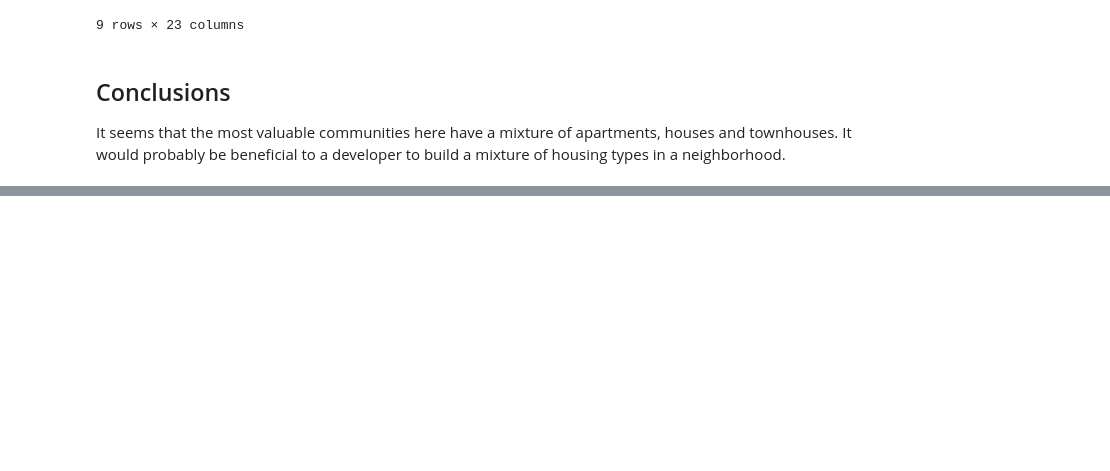
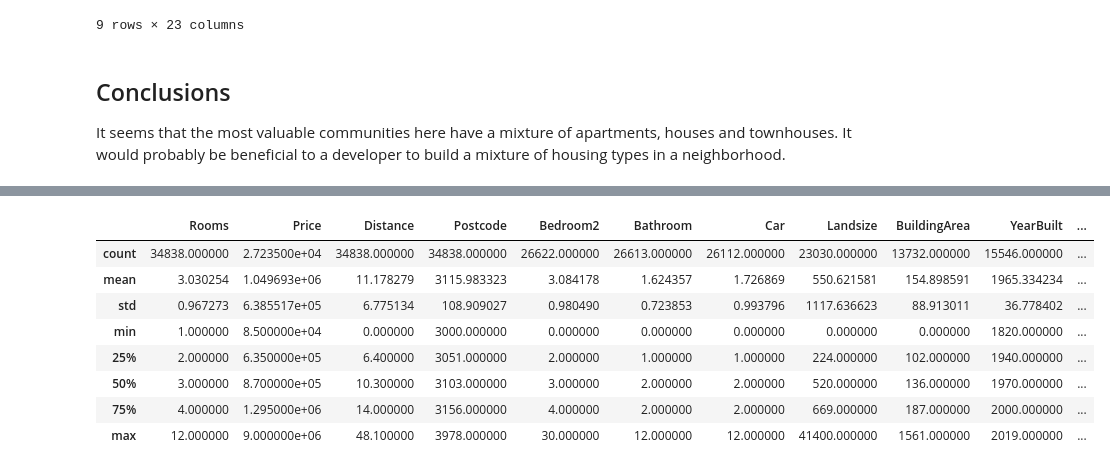
Before and after one commit to drewlehe/Melbourne-Housing, a Jupyter notebook: Melbourne PCA and Clustering.ipynb, the cells around one changed output, grey strips where cells are left out. Saved outputs shown, nothing was run; the diff lists cells and outputs as text; code cells hidden in the pictures; blank space fills up the shorter version.

```diff
--- a/Melbourne PCA and Clustering.ipynb
+++ b/Melbourne PCA and Clustering.ipynb
@@ -172,10 +174,10 @@ pca_results.cumsum()
 | Dimension 3 | 0.8835 | 1.4325 | 0.2379 | 0.4680 | 0.8111 | -0.1206 |
 | Dimension 4 | 0.9623 | 1.7472 | 0.7675 | 0.5272 | 0.0420 | -0.2803 |
 # %%
-df = pd.DataFrame({'var':pca.explained_variance_ratio_,
+dfvar = pd.DataFrame({'var':pca.explained_variance_ratio_,
              'PC':['PC1','PC2','PC3','PC4']})
 sns.barplot(x='PC',y="var",
-           data=df);
+           data=dfvar);
 plt.xlabel('Number of components')
 plt.ylabel('Cumulative explained variance')
 plt.show()
@@ -390,0 +400,12 @@ It seems that the most valuable communities here have a mixture of apartments, h
+# %%
+df.describe()
+# %% [output]
+|  | Rooms | Price | Distance | Postcode | Bedroom2 | Bathroom | Car | Landsize | BuildingArea | YearBuilt | ... |
+| count | 34838.000000 | 2.723500e+04 | 34838.000000 | 34838.000000 | 26622.000000 | 26613.000000 | 26112.000000 | 23030.000000 | 13732.000000 | 15546.000000 | ... |
+| mean | 3.030254 | 1.049693e+06 | 11.178279 | 3115.983323 | 3.084178 | 1.624357 | 1.726869 | 550.621581 | 154.898591 | 1965.334234 | ... |
+| std | 0.967273 | 6.385517e+05 | 6.775134 | 108.909027 | 0.980490 | 0.723853 | 0.993796 | 1117.636623 | 88.913011 | 36.778402 | ... |
+| min | 1.000000 | 8.500000e+04 | 0.000000 | 3000.000000 | 0.000000 | 0.000000 | 0.000000 | 0.000000 | 0.000000 | 1820.000000 | ... |
+| 25% | 2.000000 | 6.350000e+05 | 6.400000 | 3051.000000 | 2.000000 | 1.000000 | 1.000000 | 224.000000 | 102.000000 | 1940.000000 | ... |
+| 50% | 3.000000 | 8.700000e+05 | 10.300000 | 3103.000000 | 3.000000 | 2.000000 | 2.000000 | 520.000000 | 136.000000 | 1970.000000 | ... |
+| 75% | 4.000000 | 1.295000e+06 | 14.000000 | 3156.000000 | 4.000000 | 2.000000 | 2.000000 | 669.000000 | 187.000000 | 2000.000000 | ... |
+| max | 12.000000 | 9.000000e+06 | 48.100000 | 3978.000000 | 30.000000 | 12.000000 | 12.000000 | 41400.000000 | 1561.000000 | 2019.000000 | ... |
```
Also changed, not shown: parts of 16 cells of this notebook.
